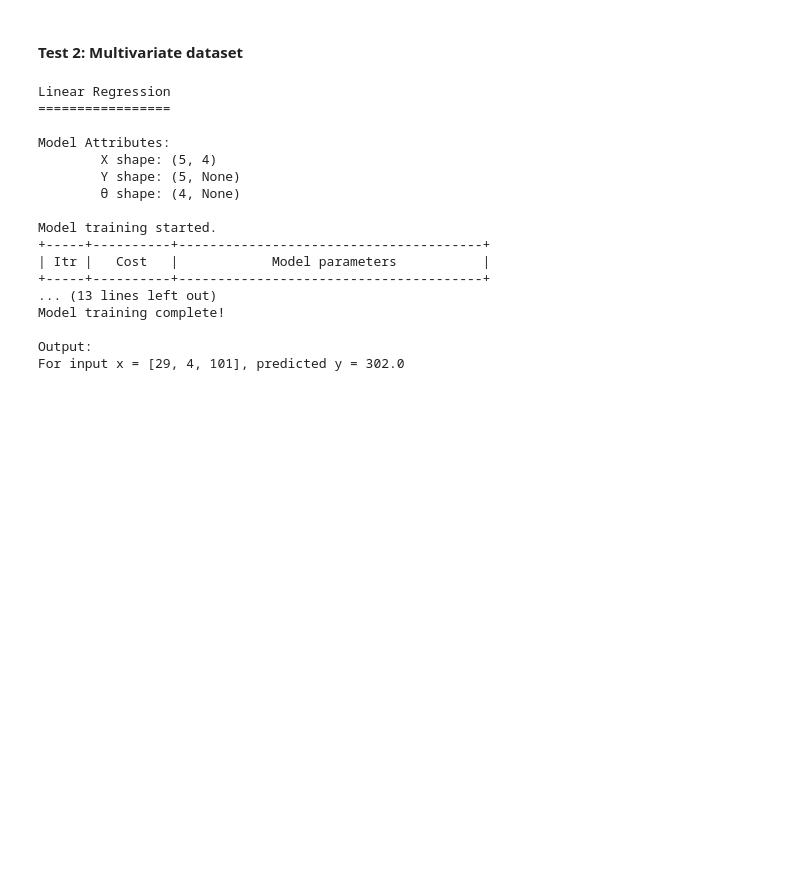
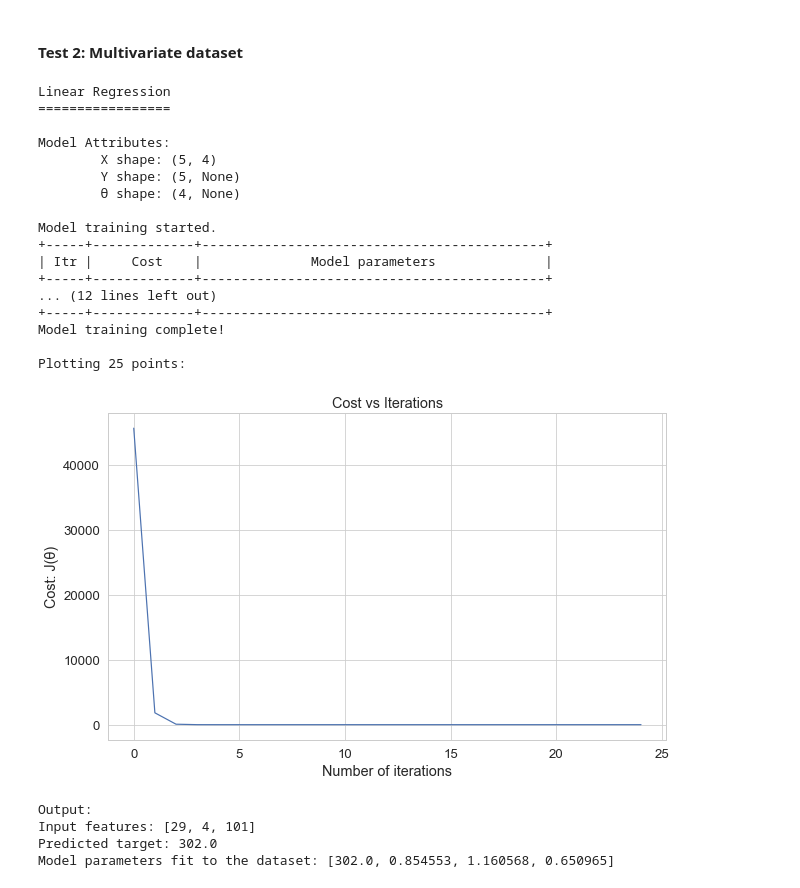
Before and after one commit to DheemanthBhat/ML-Concepts, a Jupyter notebook: 6. Linear Regression/3. Linear Regression - Gradient Descent.ipynb, the cells around one changed output. Saved outputs shown, nothing was run; the diff lists cells and outputs as text; code cells hidden in the pictures; blank space fills up the shorter version.

```diff
--- a/6. Linear Regression/3. Linear Regression - Gradient Descent.ipynb
+++ b/6. Linear Regression/3. Linear Regression - Gradient Descent.ipynb
@@ -399,41 +478,50 @@ ENABLE_LOG = True
 
 X = np.array(
     [
         [20, 2, 100],
         [26, 1, 103],
         [25, 0, 109],
         [24, 5, 102],
         [29, 4, 100],
     ]
 )
 Y = np.array([300, 301, 302, 303, 304])
 
+# Initialize Regressor
+fit = linear_regression(X, Y)
 
-fit = linear_regression(X, Y)
 # Fit Linear Regression model.
-predict = fit(alpha=1, max_iter=25, nth=2)
+predict = fit(alpha=0.8, max_itr=25, nth=2, plot_cost=True)
 
+# Predict target.
 x = [29, 4, 101]
-y = predict(x, precision=0)
+y, model_params = predict(x, precision=0)
 
 print("Output:")
-print(f"For input x = {x}, predicted y = {y}")
+print("Input features:", x),
+print("Predicted target:", y)
+print("Model parameters fit to the dataset:", model_params)
 # %% [output]
 Linear Regression
 =================
 
 Model Attributes:
         X shape: (5, 4)
         Y shape: (5, None)
         θ shape: (4, None)
 
 Model training started.
-+-----+----------+---------------------------------------+
-| Itr |   Cost   |            Model parameters           |
-+-----+----------+---------------------------------------+
-... (13 lines left out)
++-----+-------------+--------------------------------------------+
+| Itr |     Cost    |              Model parameters              |
++-----+-------------+--------------------------------------------+
+... (12 lines left out)
++-----+-------------+--------------------------------------------+
 Model training complete!
 
-Output:
-For input x = [29, 4, 101], predicted y = 302.0
+Plotting 25 points:
+[figure, added]
+Output:
+Input features: [29, 4, 101]
+Predicted target: 302.0
+Model parameters fit to the dataset: [302.0, 0.854553, 1.160568, 0.650965]
 [interactive output not drawn]
```
Also changed, not shown: parts of 14 cells of this notebook, 2 other files.
